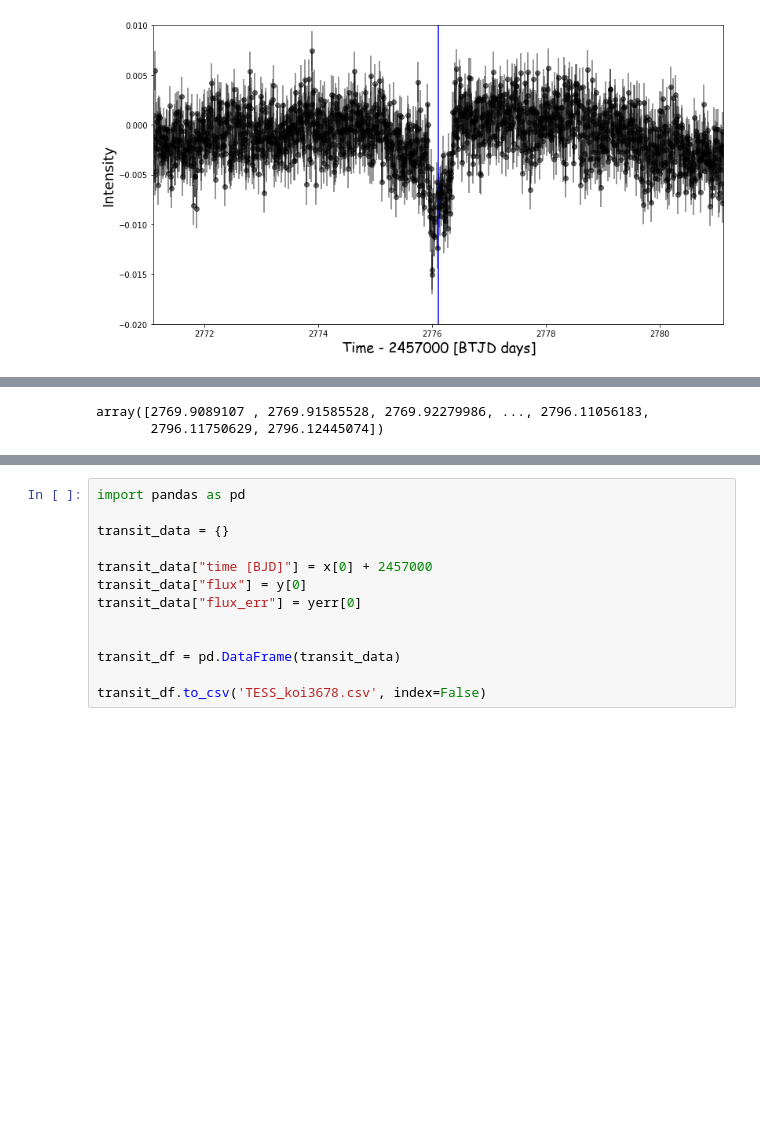
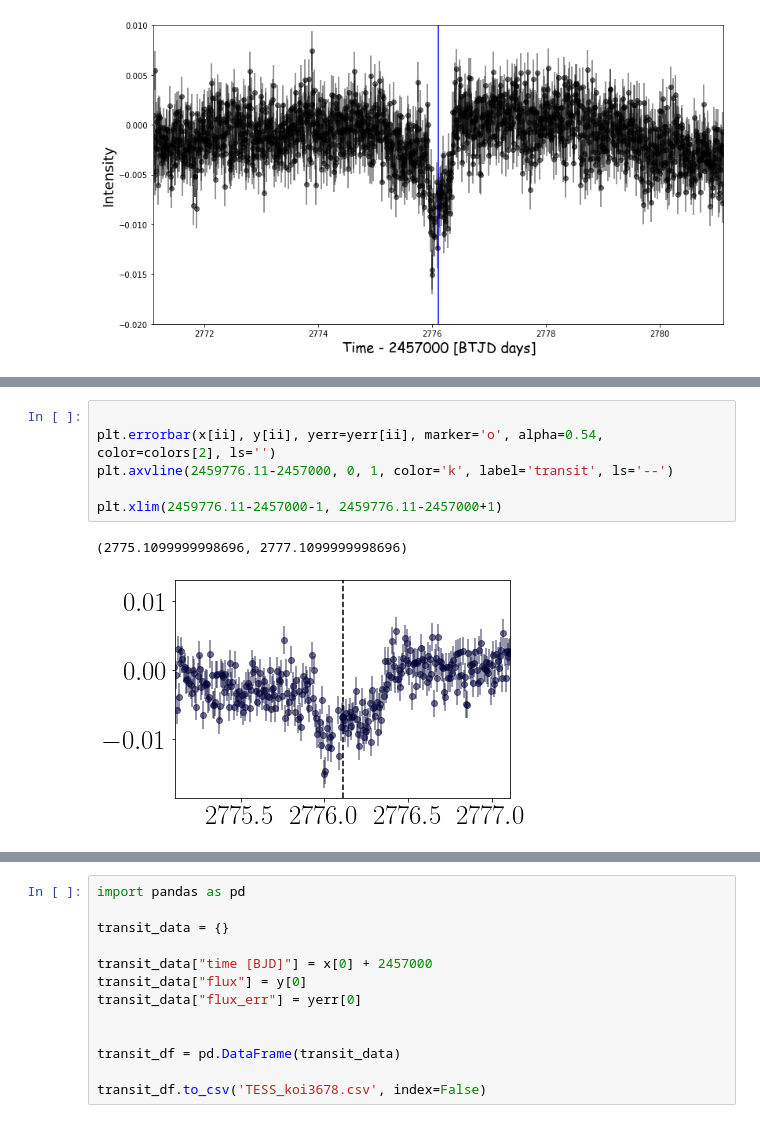
Before and after one commit to dyahalomi/Kepler1513, a Jupyter notebook: TESS_small_aperture/get_tess_transit_koi3678_smallAperture.ipynb, the cells around one changed output, grey strips where cells are left out. Drawn from its saved outputs; the diff is of its cells as text; blank space fills up the shorter version.

```diff
--- a/TESS_small_aperture/get_tess_transit_koi3678_smallAperture.ipynb
+++ b/TESS_small_aperture/get_tess_transit_koi3678_smallAperture.ipynb
@@ -271,6 +275,11 @@ for ii in range(0, len(tpf)):
 # %%
+
+plt.errorbar(x[ii], y[ii], yerr=yerr[ii], marker='o', alpha=0.54, color=colors[2], ls='')
+plt.axvline(2459776.11-2457000, 0, 1, color='k', label='transit', ls='--')
+
+plt.xlim(2459776.11-2457000-1, 2459776.11-2457000+1)
 # %% [output]
-array([2769.9089107 , 2769.91585528, 2769.92279986, ..., 2796.11056183,
-       2796.11750629, 2796.12445074])
+(2775.1099999998696, 2777.1099999998696)
+[figure, added]
 # %%
 2459776.11-2457000
```
Also changed, not shown: parts of 6 cells of this notebook, 6 other files.
